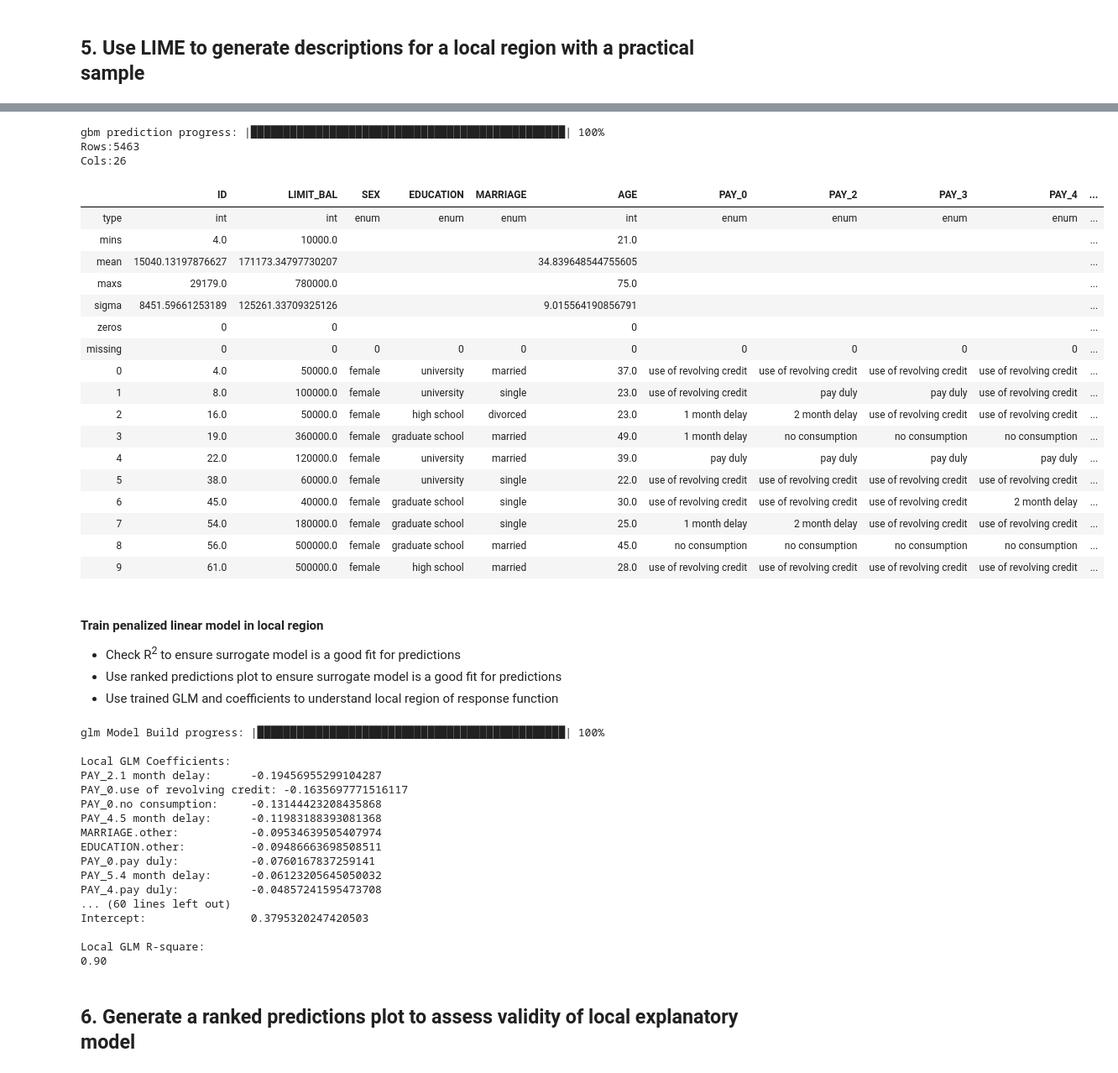
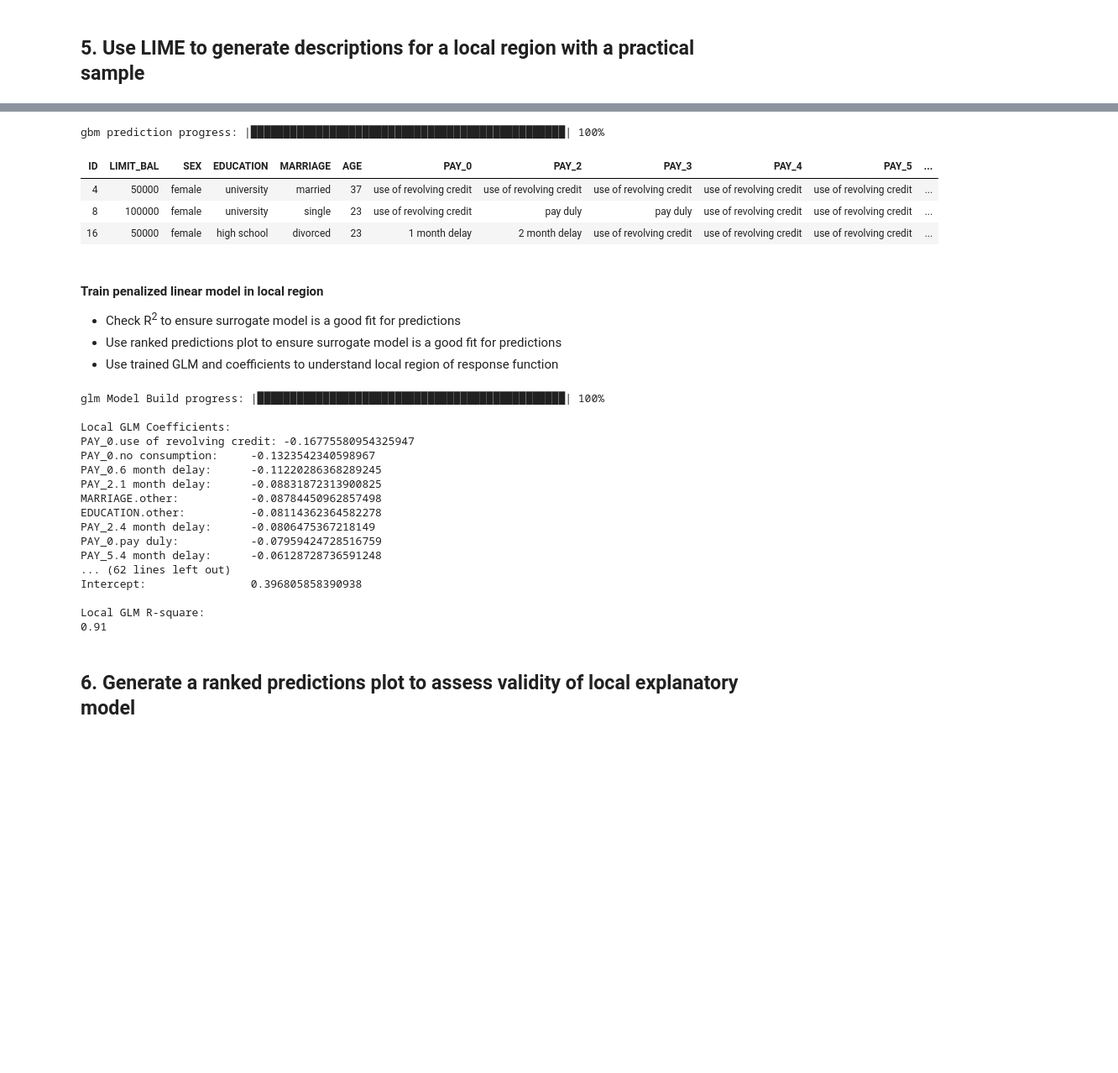
Before and after one commit to jphall663/interpretable_machine_learning_with_python, a Jupyter notebook: lime.ipynb, the cells around one changed output, grey strips where cells are left out. Shown at 84% size. Cells and saved outputs as stored; diff of their text form; code cells hidden in the pictures; blank space fills up the shorter version.

```diff
--- a/lime.ipynb
+++ b/lime.ipynb
@@ -115,7 +114,7 @@ def recode_cc_data(frame):
         frame: Pandas DataFrame version of UCI credit card default data.
 
     Returns:
-        Pandas DataFrame with recoded values.
+        H2OFrame with recoded values.
 
     """
 
@@ -132,10 +131,10 @@ def recode_cc_data(frame):
     frame['SEX'] = frame['SEX'].apply(lambda i: sex_dict[i])
     frame['EDUCATION'] = frame['EDUCATION'].apply(lambda i: education_dict[i])
     frame['MARRIAGE'] = frame['MARRIAGE'].apply(lambda i: marriage_dict[i])
-    for name in  frame.columns:
+    for name in frame.columns:
         if name in ['PAY_0', 'PAY_2', 'PAY_3', 'PAY_4', 'PAY_5', 'PAY_6']:
             frame[name] = frame[name].apply(lambda i: pay_dict[i])
 
-    return frame
+    return h2o.H2OFrame(frame)
 
 data = recode_cc_data(data)
@@ -144,3 +142,0 @@ data = recode_cc_data(data)
-# %%
-data = h2o.H2OFrame(data)    # convert
-data[y] = data[y].asfactor() # ensure target is handled as a categorical variable
@@ -189,7 +187,6 @@ model = H2OGradientBoostingEstimator(ntrees=150,            # maximum 150 trees
                                      max_depth=4,           # trees can have maximum depth of 4
                                      sample_rate=0.9,       # use 90% of rows in each iteration (tree)
                                      col_sample_rate=0.9,   # use 90% of variables in each iteration (tree)
-                                     balance_classes=True,  # sample to balance 0/1 distribution of target - helps LOCO
                                      stopping_rounds=5,     # stop if validation error does not decrease for 5 iterations (trees)
                                      seed=12345)            # random seed for reproducibility
 
@@ -317,8 +327,9 @@ Parse progress: |█████████████████████
 # %% [markdown]
 #### Bind model predictions onto perturbed sample
 # %%
+yhat = 'p_DEFAULT_NEXT_MONTH'
 preds1 = model.predict(perturbed_sample).drop(['predict', 'p0'])
-preds1.columns = ['p_DEFAULT_NEXT_MONTH']
+preds1.columns = [yhat]
 perturbed_sample = perturbed_sample.cbind(preds1)
 perturbed_sample.head(rows=3)
 # %% [output]
@@ -428,31 +435,15 @@ plot_local_contrib(row, local_glm1, test, X)
 # %%
 preds2 = model.predict(test).drop(['predict', 'p0'])
-preds2.columns = ['p_DEFAULT_NEXT_MONTH']
+preds2.columns = [yhat]
 practical_sample = test.cbind(preds2)
 practical_sample = practical_sample[practical_sample['SEX'] == 'female']
-practical_sample.describe()
+practical_sample.head(rows=3)
 # %% [output]
 gbm prediction progress: |████████████████████████████████████████████████| 100%
-Rows:5463
-Cols:26
-|  | ID | LIMIT_BAL | SEX | EDUCATION | MARRIAGE | AGE | PAY_0 | PAY_2 | PAY_3 | PAY_4 | ... |
-| type | int | int | enum | enum | enum | int | enum | enum | enum | enum | ... |
-| mins | 4.0 | 10000.0 |  |  |  | 21.0 |  |  |  |  | ... |
-| mean | 15040.13197876627 | 171173.34797730207 |  |  |  | 34.839648544755605 |  |  |  |  | ... |
-| maxs | 29179.0 | 780000.0 |  |  |  | 75.0 |  |  |  |  | ... |
-| sigma | 8451.59661253189 | 125261.33709325126 |  |  |  | 9.015564190856791 |  |  |  |  | ... |
-| zeros | 0 | 0 |  |  |  | 0 |  |  |  |  | ... |
-| missing | 0 | 0 | 0 | 0 | 0 | 0 | 0 | 0 | 0 | 0 | ... |
-| 0 | 4.0 | 50000.0 | female | university | married | 37.0 | use of revolving credit | use of revolving credit | use of revolving credit | use of revolving credit | ... |
-| 1 | 8.0 | 100000.0 | female | university | single | 23.0 | use of revolving credit | pay duly | pay duly | use of revolving credit | ... |
-| 2 | 16.0 | 50000.0 | female | high school | divorced | 23.0 | 1 month delay | 2 month delay | use of revolving credit | use of revolving credit | ... |
-| 3 | 19.0 | 360000.0 | female | graduate school | married | 49.0 | 1 month delay | no consumption | no consumption | no consumption | ... |
-| 4 | 22.0 | 120000.0 | female | university | married | 39.0 | pay duly | pay duly | pay duly | pay duly | ... |
-| 5 | 38.0 | 60000.0 | female | university | single | 22.0 | use of revolving credit | use of revolving credit | use of revolving credit | use of revolving credit | ... |
-| 6 | 45.0 | 40000.0 | female | graduate school | single | 30.0 | use of revolving credit | use of revolving credit | use of revolving credit | 2 month delay | ... |
-| 7 | 54.0 | 180000.0 | female | graduate school | single | 25.0 | 1 month delay | 2 month delay | use of revolving credit | use of revolving credit | ... |
-| 8 | 56.0 | 500000.0 | female | graduate school | married | 45.0 | no consumption | no consumption | no consumption | no consumption | ... |
-| 9 | 61.0 | 500000.0 | female | high school | married | 28.0 | use of revolving credit | use of revolving credit | use of revolving credit | use of revolving credit | ... |
+| ID | LIMIT_BAL | SEX | EDUCATION | MARRIAGE | AGE | PAY_0 | PAY_2 | PAY_3 | PAY_4 | PAY_5 | ... |
+| 4 | 50000 | female | university | married | 37 | use of revolving credit | use of revolving credit | use of revolving credit | use of revolving credit | use of revolving credit | ... |
+| 8 | 100000 | female | university | single | 23 | use of revolving credit | pay duly | pay duly | use of revolving credit | use of revolving credit | ... |
+| 16 | 50000 | female | high school | divorced | 23 | 1 month delay | 2 month delay | use of revolving credit | use of revolving credit | use of revolving credit | ... |
 # %% [markdown]
 #### Train penalized linear model in local region
 * Check R<sup>2</sup> to ensure surrogate model is a good fit for predictions
@@ -460,10 +451,10 @@ Cols:26
 * Use trained GLM and coefficients to understand local region of response function
 # %%
 # initialize
-local_glm2 = H2OGeneralizedLinearEstimator(lambda_search=True)
+local_glm2 = H2OGeneralizedLinearEstimator(lambda_search=True, seed=12345)
 
 # train
-local_glm2.train(x=X, y='p_DEFAULT_NEXT_MONTH', training_frame=practical_sample)
+local_glm2.train(x=X, y=yhat, training_frame=practical_sample)
 
 # coefs
 print('\nLocal GLM Coefficients:')
@@ -477,20 +468,20 @@ print('\nLocal GLM R-square:\n%.2f' % local_glm2.r2())
 glm Model Build progress: |███████████████████████████████████████████████| 100%
 
 Local GLM Coefficients:
-PAY_2.1 month delay:      -0.19456955299104287
-PAY_0.use of revolving credit: -0.1635697771516117
-PAY_0.no consumption:     -0.13144423208435868
-PAY_4.5 month delay:      -0.11983188393081368
-MARRIAGE.other:           -0.09534639505407974
-EDUCATION.other:          -0.09486663698508511
-PAY_0.pay duly:           -0.0760167837259141
-PAY_5.4 month delay:      -0.06123205645050032
-PAY_4.pay duly:           -0.04857241595473708
-... (60 lines left out)
-Intercept:                0.3795320247420503
+PAY_0.use of revolving credit: -0.16775580954325947
+PAY_0.no consumption:     -0.1323542340598967
+PAY_0.6 month delay:      -0.11220286368289245
+PAY_2.1 month delay:      -0.08831872313900825
+MARRIAGE.other:           -0.08784450962857498
+EDUCATION.other:          -0.08114362364582278
+PAY_2.4 month delay:      -0.0806475367218149
+PAY_0.pay duly:           -0.07959424728516759
+PAY_5.4 month delay:      -0.06128728736591248
+... (62 lines left out)
+Intercept:                0.396805858390938
 
 Local GLM R-square:
-0.90
+0.91
 # %% [markdown]
 ## 6. Generate a ranked predictions plot to assess validity of local explanatory model
 # %%
```
Also changed, not shown: parts of 22 cells of this notebook, 3 other files.
